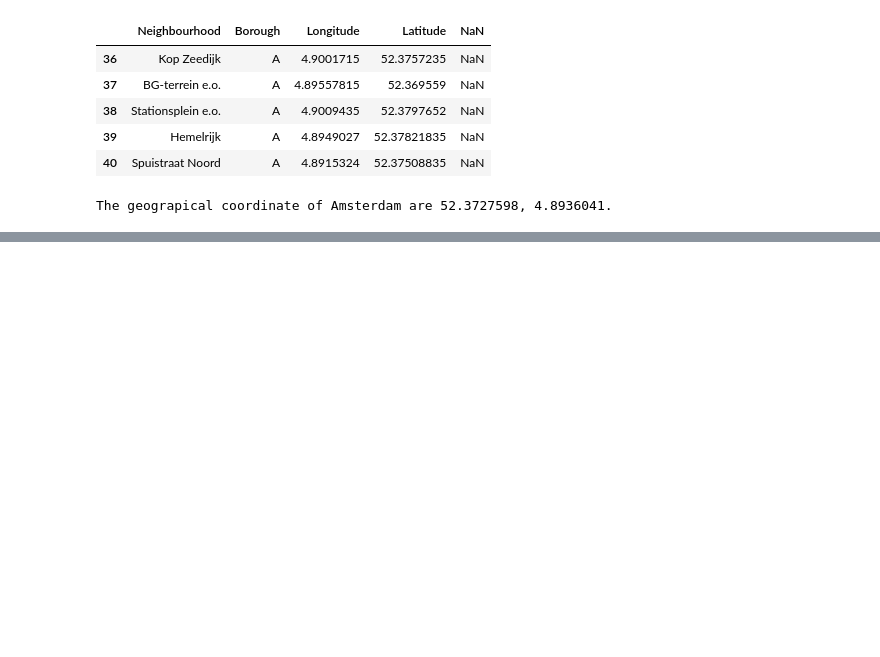
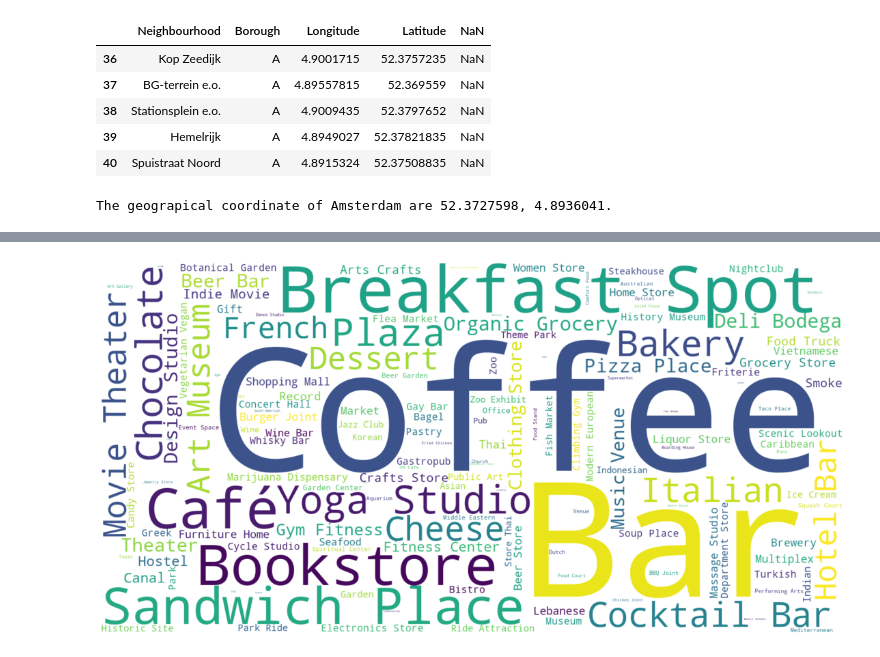
Before and after one commit to dvnooij/Coursera_Capstone, a Jupyter notebook: Capstone project - Report.ipynb, the cells around one changed output, grey strips where cells are left out. Cells and saved outputs as stored; diff of their text form; code cells hidden in the pictures; blank space fills up the shorter version.

```diff
--- a/Capstone project - Report.ipynb
+++ b/Capstone project - Report.ipynb
@@ -13,7 +13,18 @@ import ibm_boto3
 import io
 import numpy as np
 
-#!pip install folium
+%matplotlib inline
+
+import matplotlib as mpl
+import matplotlib.pyplot as plt
+import matplotlib.patches as mpatches # needed for waffle Charts
+
+mpl.style.use('ggplot') # optional: for ggplot-like style
+
+# check for latest version of Matplotlib
+print ('Matplotlib version: ', mpl.__version__) # >= 2.0.0
+
+!pip install folium
 import folium # map rendering library
 from geopy.geocoders import Nominatim # convert an address into latitude and longitude values
 import requests # library to handle requests
@@ -294,0 +325,24 @@ for hood in amsterdam_grouped['Neighbourhood']:
+# %%
+# instantiate a word cloud object to visualize all the categories
+categories_wc = WordCloud(
+    background_color='white',
+    max_words=2000,
+    stopwords=['Shop','Restaurant'],
+    width=1600,
+    height=800
+)
+
+
+words = amsterdam_venues['Venue Category'].str.cat(sep=' ')
+#words
+
+# generate the word cloud
+categories_wc.generate(words)
+
+# display the word cloud
+plt.figure( figsize=(40,10) )
+plt.imshow(categories_wc, interpolation='bilinear')
+plt.axis('off')
+plt.show()
+# %% [output]
+[figure, added]
```
Also changed, not shown: parts of 11 cells of this notebook.
